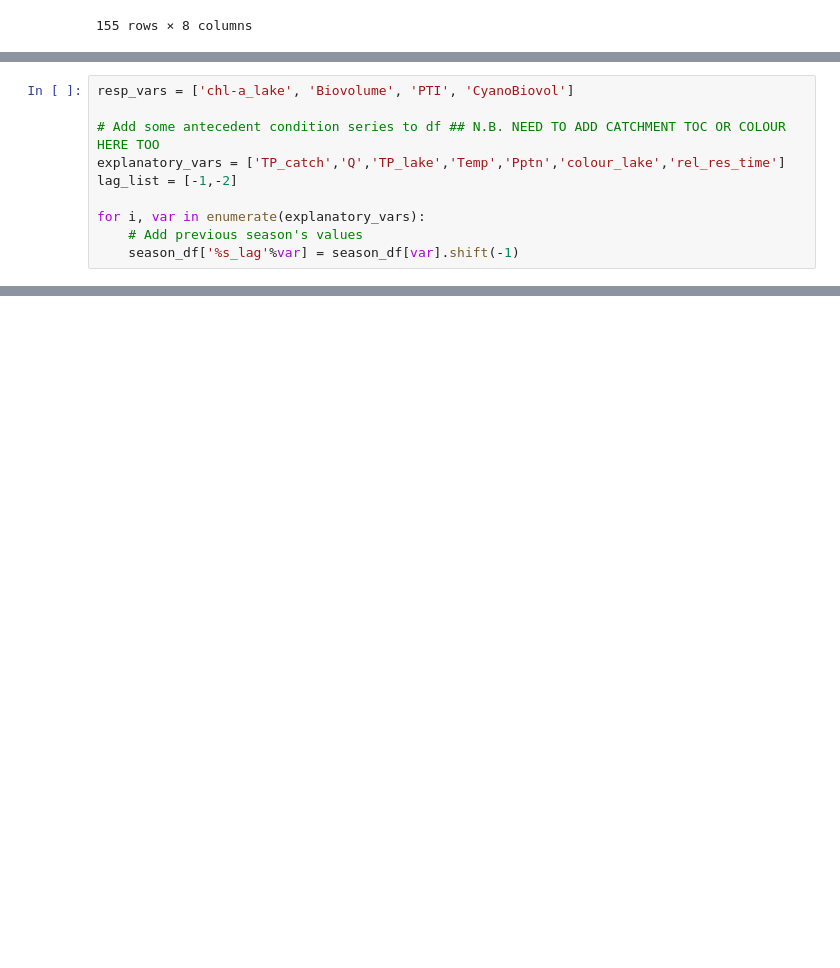
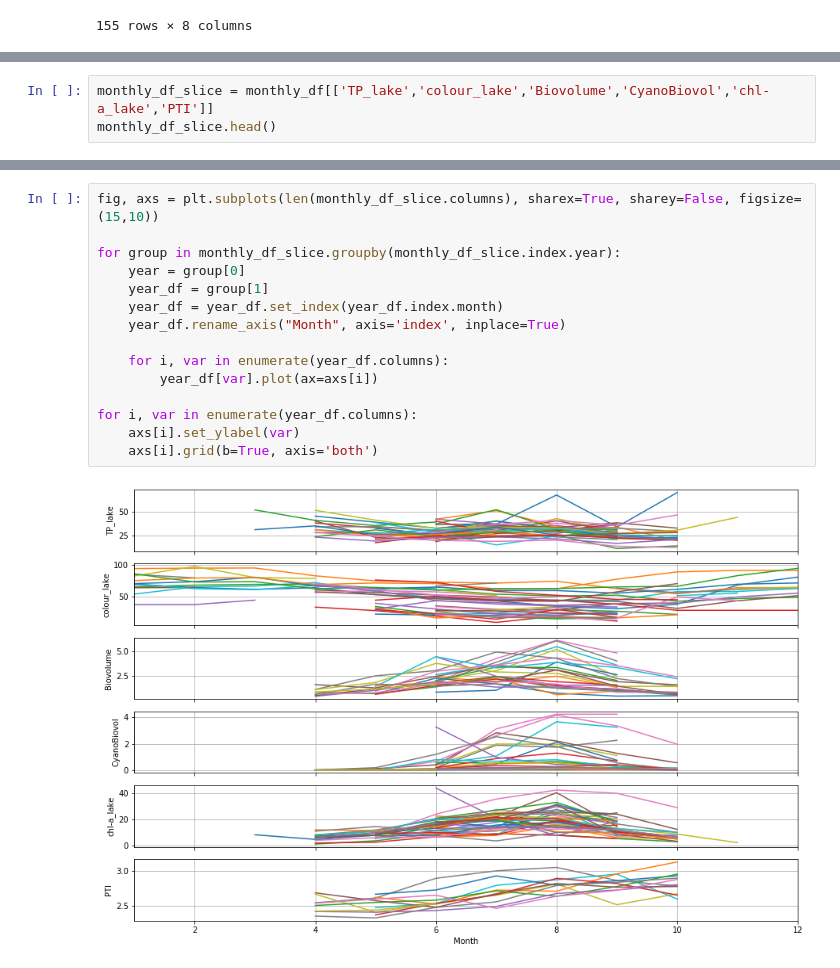
Before and after one commit to icra/WATExR, a Jupyter notebook: Norway_Morsa/Model_Development/Notebooks/01_Make_data_matrix.ipynb, the cells around one changed output, grey strips where cells are left out. Cells and saved outputs as stored; diff of their text form; blank space fills up the shorter version.

```diff
--- a/Norway_Morsa/Model_Development/Notebooks/01_Make_data_matrix.ipynb
+++ b/Norway_Morsa/Model_Development/Notebooks/01_Make_data_matrix.ipynb
@@ -1440,10 +1393,0 @@ Date                                                             ...
-# %%
-resp_vars = ['chl-a_lake', 'Biovolume', 'PTI', 'CyanoBiovol']
-
-# Add some antecedent condition series to df ## N.B. NEED TO ADD CATCHMENT TOC OR COLOUR HERE TOO
-explanatory_vars = ['TP_catch','Q','TP_lake','Temp','Pptn','colour_lake','rel_res_time']
-lag_list = [-1,-2]
-
-for i, var in enumerate(explanatory_vars):
-    # Add previous season's values
-    season_df['%s_lag'%var] = season_df[var].shift(-1)
@@ -1449,0 +1398,3 @@ for i, var in enumerate(explanatory_vars):
+# %%
+monthly_df_slice = monthly_df[['TP_lake','colour_lake','Biovolume','CyanoBiovol','chl-a_lake','PTI']]
+monthly_df_slice.head()
@@ -1450 +1409,18 @@ for i, var in enumerate(explanatory_vars):
+# %%
+fig, axs = plt.subplots(len(monthly_df_slice.columns), sharex=True, sharey=False, figsize=(15,10))
+
+for group in monthly_df_slice.groupby(monthly_df_slice.index.year):
+    year = group[0]
+    year_df = group[1]
+    year_df = year_df.set_index(year_df.index.month)
+    year_df.rename_axis("Month", axis='index', inplace=True)
+
+    for i, var in enumerate(year_df.columns):
+        year_df[var].plot(ax=axs[i])
+
+for i, var in enumerate(year_df.columns):
+    axs[i].set_ylabel(var)
+    axs[i].grid(b=True, axis='both')
+# %% [output]
+[figure, added]
 # %%
```
Also changed, not shown: parts of 24 cells of this notebook, 1 other file.
